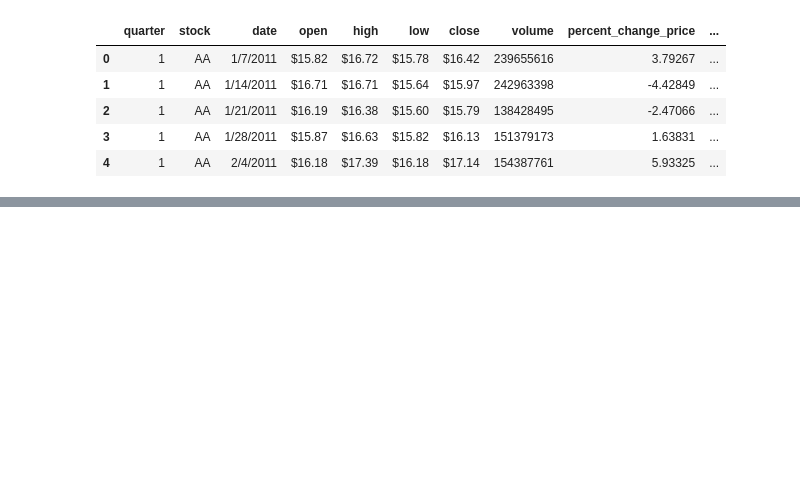
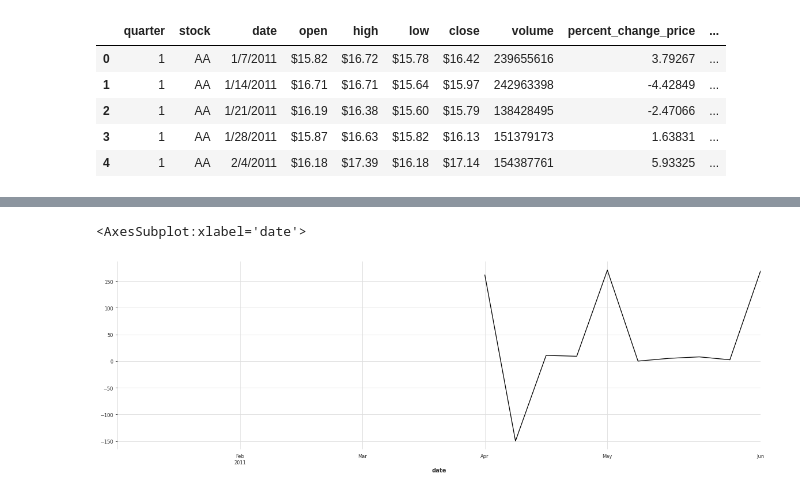
Before and after one commit to DanielFordHUB/solo_project_time_series, a Jupyter notebook: model.ipynb, the cells around one changed output, grey strips where cells are left out. Cells and saved outputs as stored; diff of their text form; code cells hidden in the pictures; blank space fills up the shorter version.

```diff
--- a/model.ipynb
+++ b/model.ipynb
@@ -72,0 +620,5 @@ test_size
+# %%
+train['Close Seasonal First Difference'].plot()
+# %% [output]
+<AxesSubplot:xlabel='date'>
+[figure, added]
```
Also changed, not shown: parts of 84 cells of this notebook, 4 other files.
